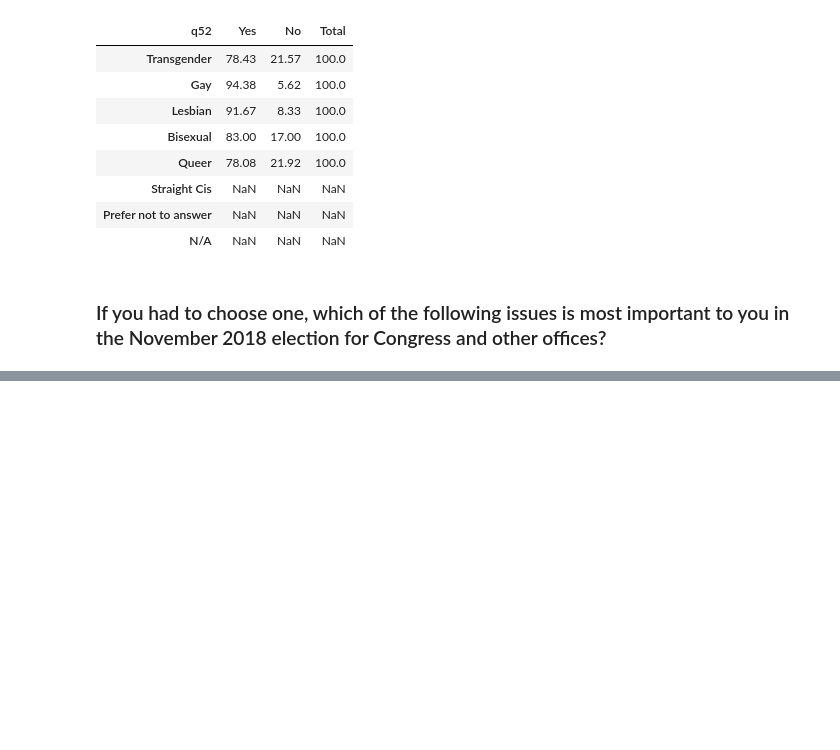
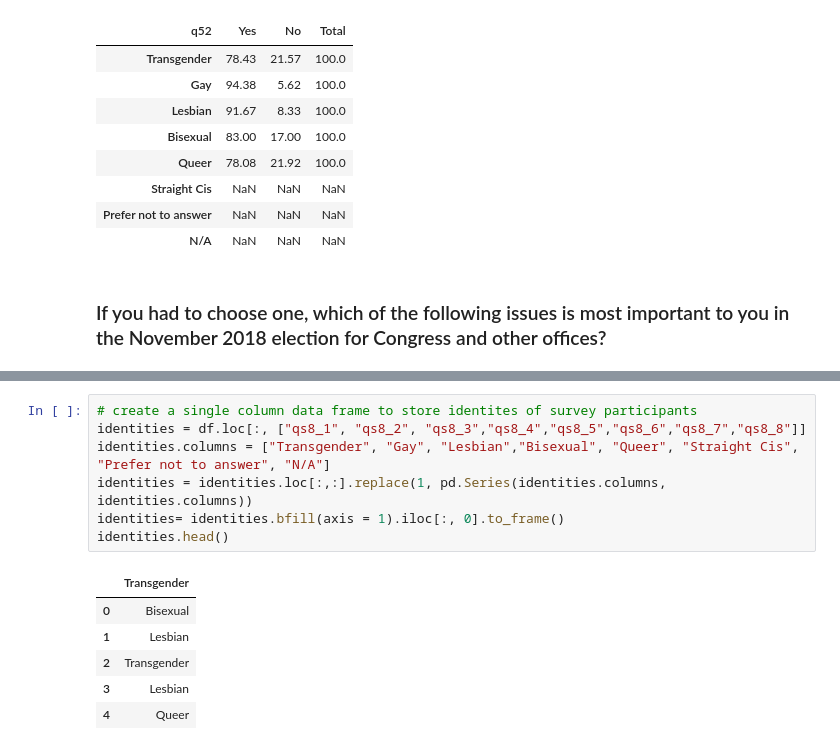
Before and after one commit to thebbennett/buzzfeed-wins-lgbt, a Jupyter notebook: Buzzfeed-Wins LGBT Exploratory Data Analysis.ipynb, the cells around one changed output, grey strips where cells are left out. Saved outputs shown, nothing was run; the diff lists cells and outputs as text; blank space fills up the shorter version.

```diff
--- a/Buzzfeed-Wins LGBT Exploratory Data Analysis.ipynb
+++ b/Buzzfeed-Wins LGBT Exploratory Data Analysis.ipynb
@@ -115,0 +151,14 @@ sns.barplot(x = identity_matrix.identity, y = identity_matrix.number)
+# %%
+# create a single column data frame to store identites of survey participants
+identities = df.loc[:, ["qs8_1", "qs8_2", "qs8_3","qs8_4","qs8_5","qs8_6","qs8_7","qs8_8"]]
+identities.columns = ["Transgender", "Gay", "Lesbian","Bisexual", "Queer", "Straight Cis", "Prefer not to answer", "N/A"]
+identities = identities.loc[:,:].replace(1, pd.Series(identities.columns, identities.columns))
+identities= identities.bfill(axis = 1).iloc[:, 0].to_frame()
+identities.head()
+# %% [output]
+|  | Transgender |
+| 0 | Bisexual |
+| 1 | Lesbian |
+| 2 | Transgender |
+| 3 | Lesbian |
+| 4 | Queer |
```
Also changed, not shown: parts of 25 cells of this notebook.
